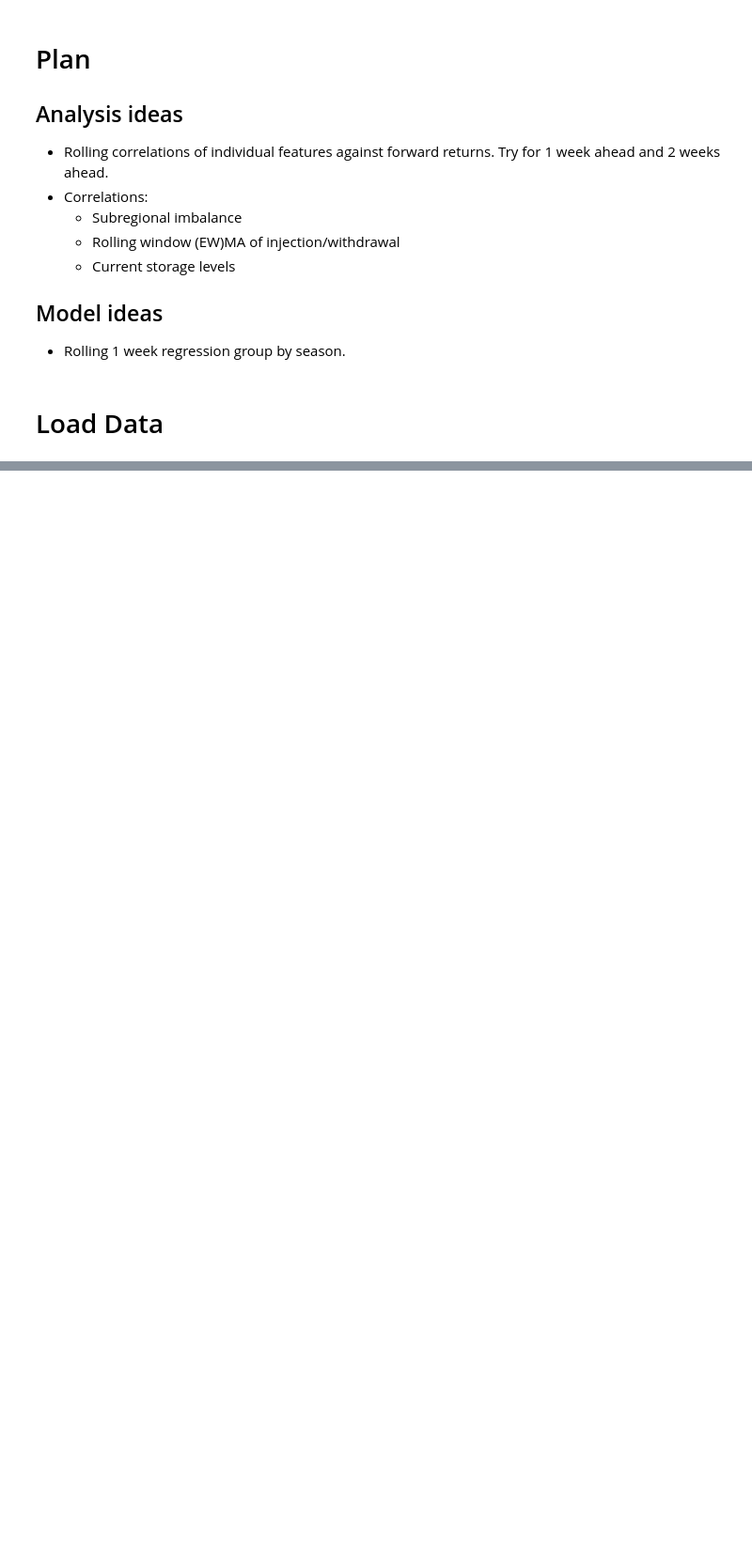
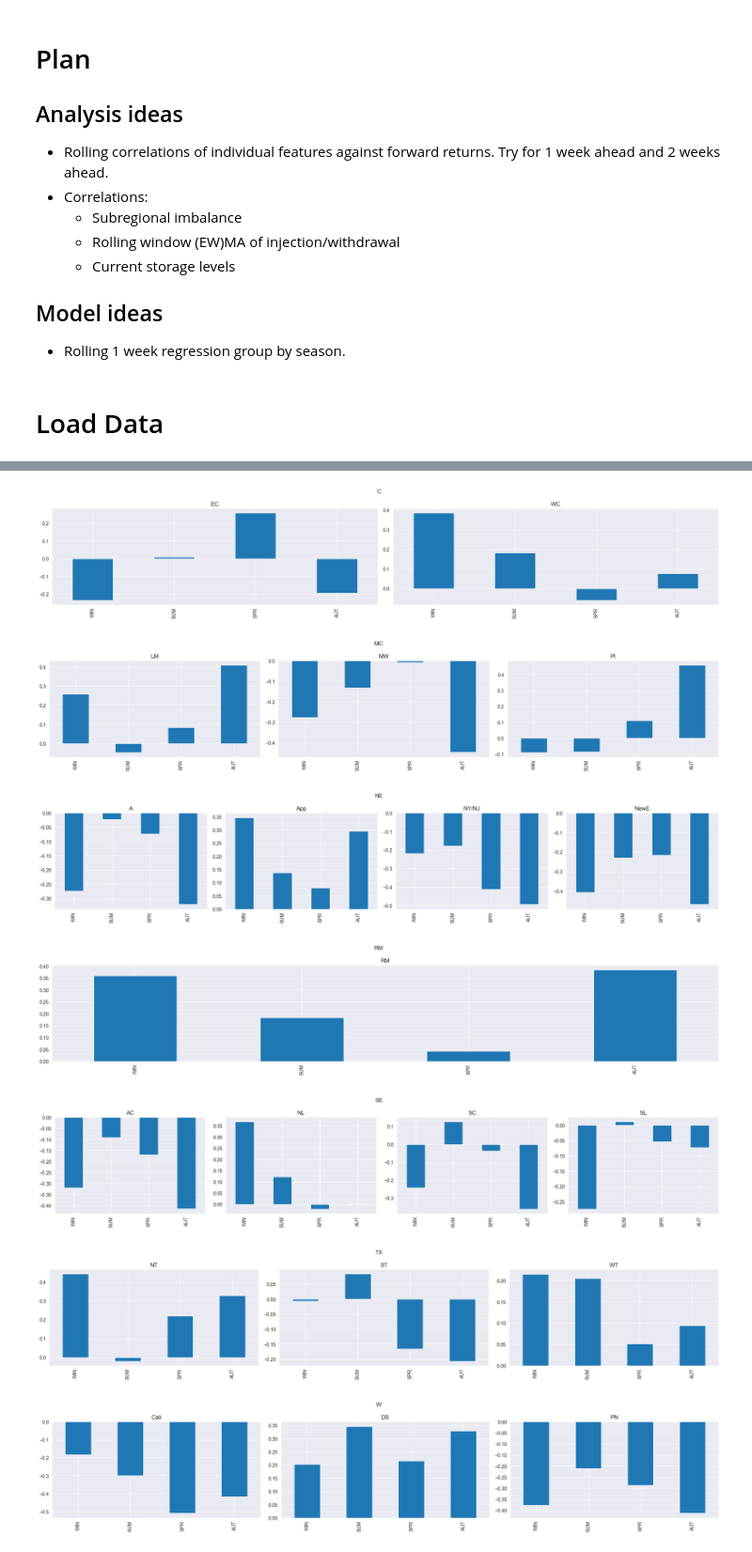
Before and after one commit to ryanczm/_NaturalGasProject, a Jupyter notebook: research.ipynb, the cells around one changed output, grey strips where cells are left out. Shown at 94% size. Cells and saved outputs as stored; diff of their text form; code cells hidden in the pictures; blank space fills up the shorter version.

```diff
--- a/research.ipynb
+++ b/research.ipynb
@@ -121,0 +186,23 @@ DS.plot(figsize=(20,8))
+# %%
+df = corrs.T
+# Iterate over the first level columns of the multi-index
+for first_level_col in df.columns.levels[0]:
+    # Create a new figure for each first level column
+    plt.figure(figsize=(20, 4))
+
+    # Iterate over the subcolumns within the current first level column
+    for subcol in df[first_level_col].columns:
+        plt.subplot(1, len(df[first_level_col].columns), list(df[first_level_col].columns).index(subcol) + 1)
+        df[first_level_col][subcol].plot(kind='bar', title=subcol)
+
+    plt.suptitle(first_level_col)  # Add first level column name as title for the entire subplot
+    plt.tight_layout()  # Adjust layout to prevent overlap
+    plt.show()  # Show the plot
+# %% [output]
+[figure, added]
+[figure, added]
+[figure, added]
+[figure, added]
+[figure, added]
+[figure, added]
+[figure, added]
```
Also changed, not shown: parts of 5 cells of this notebook.
